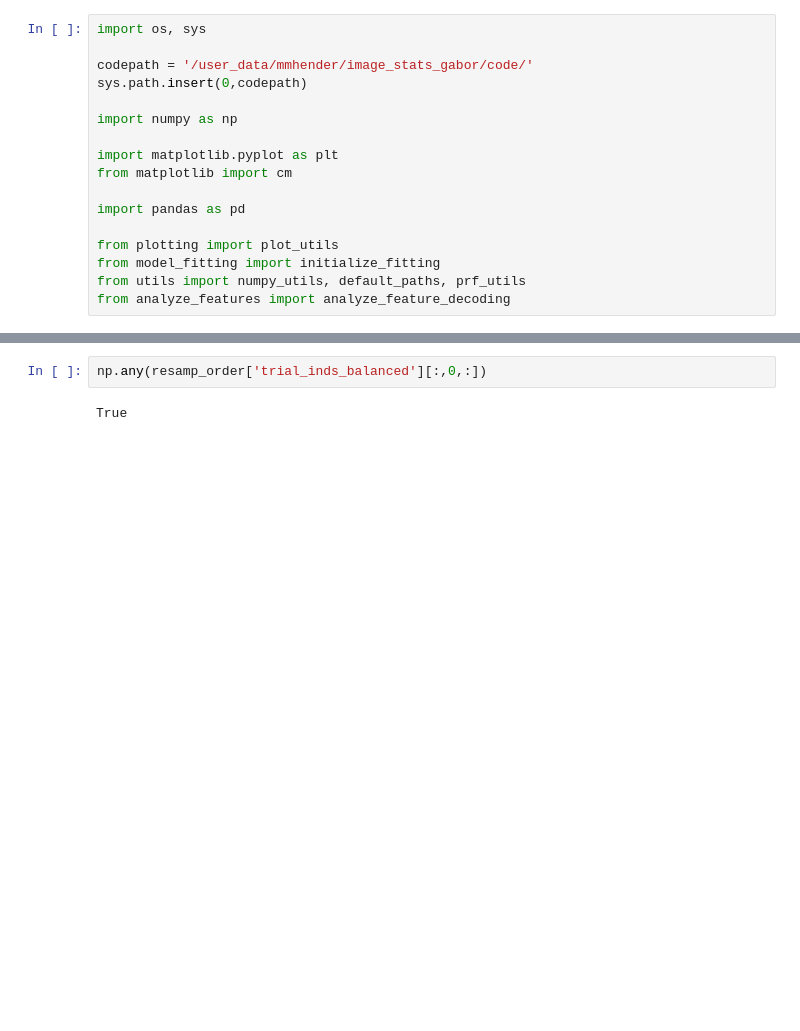
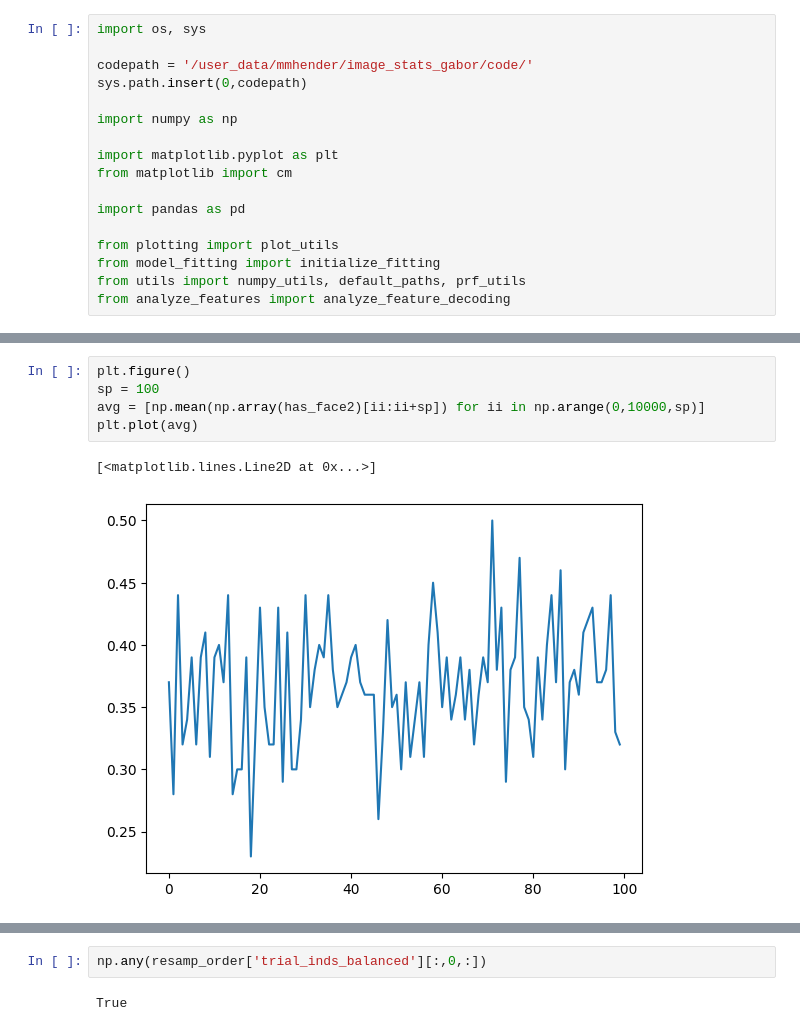
Before and after one commit to mmhenderson/image_stats_gabor, a Jupyter notebook: plot_image_stats/gabor_decoding.ipynb, the cells around one changed output, grey strips where cells are left out. Drawn from its saved outputs; the diff is of its cells as text; blank space fills up the shorter version.

```diff
--- a/plot_image_stats/gabor_decoding.ipynb
+++ b/plot_image_stats/gabor_decoding.ipynb
@@ -18,3 +48,11 @@ from analyze_features import analyze_feature_decoding
+# %%
+plt.figure()
+sp = 100
+avg = [np.mean(np.array(has_face2)[ii:ii+sp]) for ii in np.arange(0,10000,sp)]
+plt.plot(avg)
+# %% [output]
+[<matplotlib.lines.Line2D at 0x...>]
+[figure, added]
 # %%
 # Load everything
 
```
Also changed, not shown: parts of 35 cells of this notebook, 18 other files.
